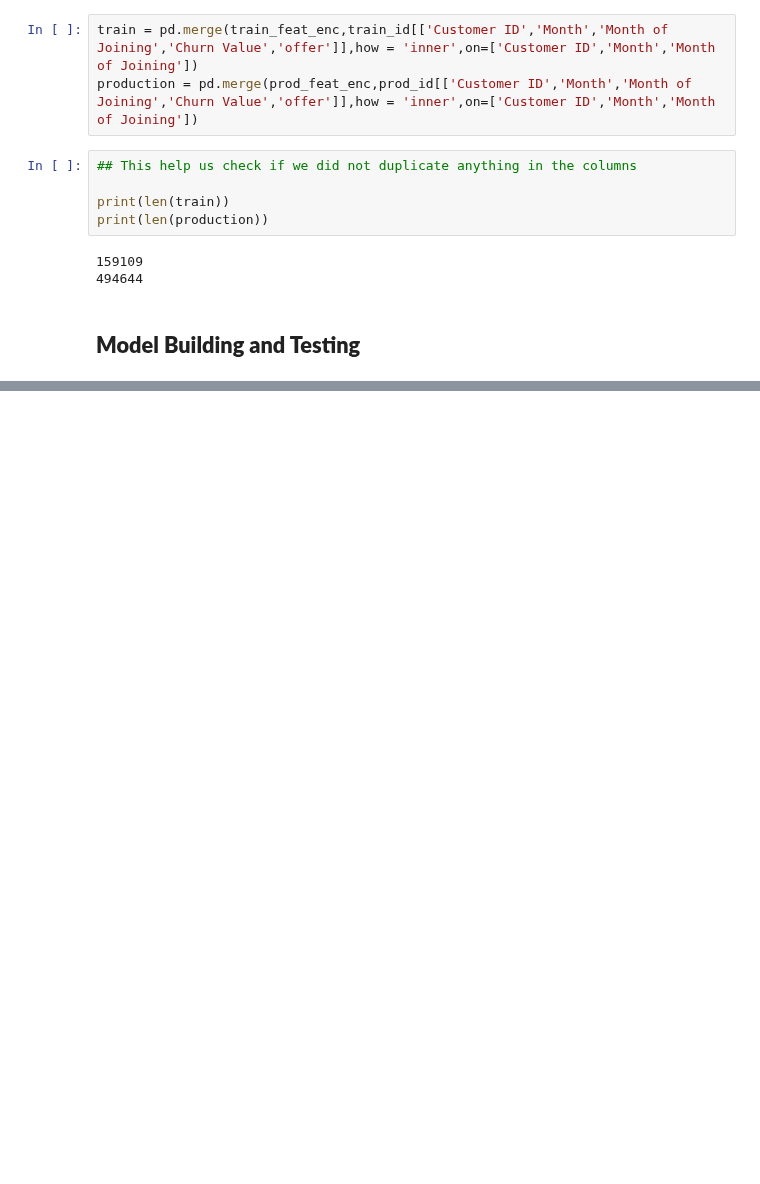
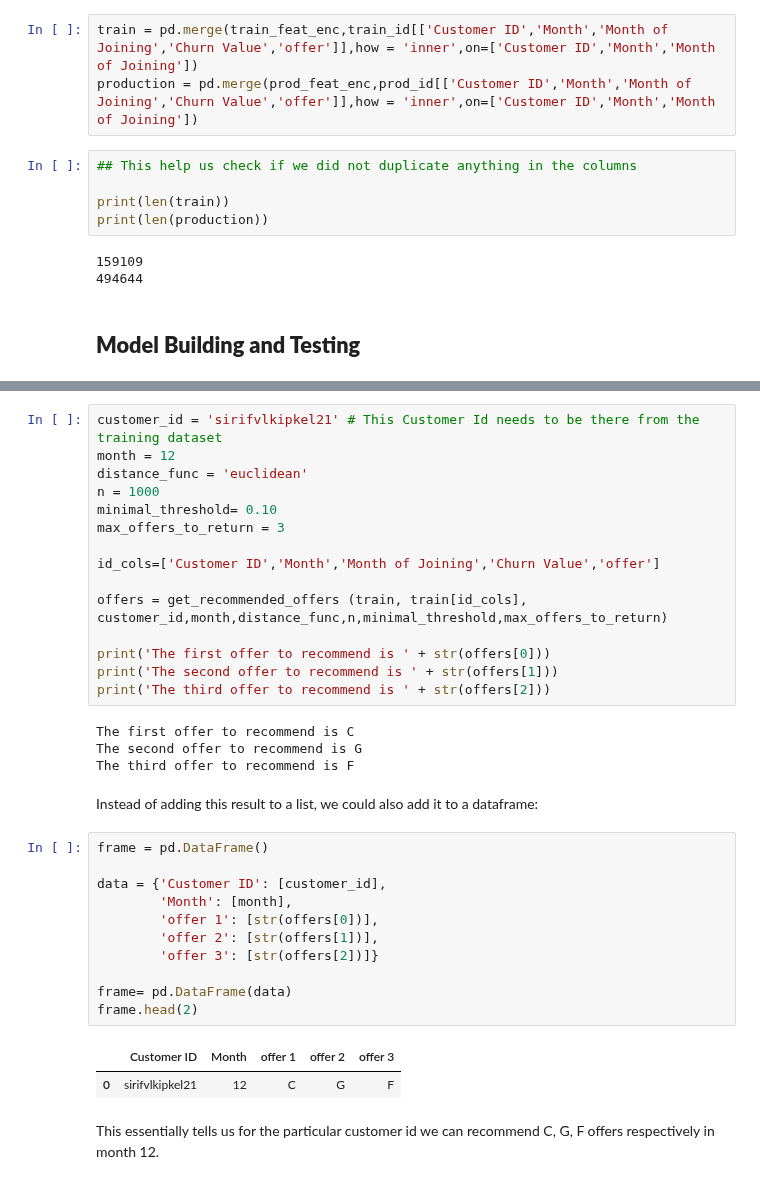
Before and after one commit to albanecoiffe/telecom-recommender-system, a Jupyter notebook: notebook.ipynb, the cells around one changed output, grey strips where cells are left out. Saved outputs shown, nothing was run; the diff lists cells and outputs as text; blank space fills up the shorter version.

```diff
--- a/notebook.ipynb
+++ b/notebook.ipynb
@@ -812,0 +956,37 @@ print(len(production))
+# %%
+customer_id = 'sirifvlkipkel21' # This Customer Id needs to be there from the training dataset
+month = 12
+distance_func = 'euclidean'
+n = 1000
+minimal_threshold= 0.10
+max_offers_to_return = 3
+
+id_cols=['Customer ID','Month','Month of Joining','Churn Value','offer']
+
+offers = get_recommended_offers (train, train[id_cols], customer_id,month,distance_func,n,minimal_threshold,max_offers_to_return)
+
+print('The first offer to recommend is ' + str(offers[0]))
+print('The second offer to recommend is ' + str(offers[1]))
+print('The third offer to recommend is ' + str(offers[2]))
+# %% [output]
+The first offer to recommend is C
+The second offer to recommend is G
+The third offer to recommend is F
+# %% [markdown]
+Instead of adding this result to a list, we could also add it to a dataframe:
+# %%
+frame = pd.DataFrame()
+
+data = {'Customer ID': [customer_id],
+        'Month': [month],
+        'offer 1': [str(offers[0])],
+        'offer 2': [str(offers[1])],
+        'offer 3': [str(offers[2])]}
+
+frame= pd.DataFrame(data)
+frame.head(2)
+# %% [output]
+|  | Customer ID | Month | offer 1 | offer 2 | offer 3 |
+| 0 | sirifvlkipkel21 | 12 | C | G | F |
+# %% [markdown]
+This essentially tells us for the particular customer id we can recommend C, G, F offers respectively in month 12.
```
Also changed, not shown: parts of 10 cells of this notebook.
